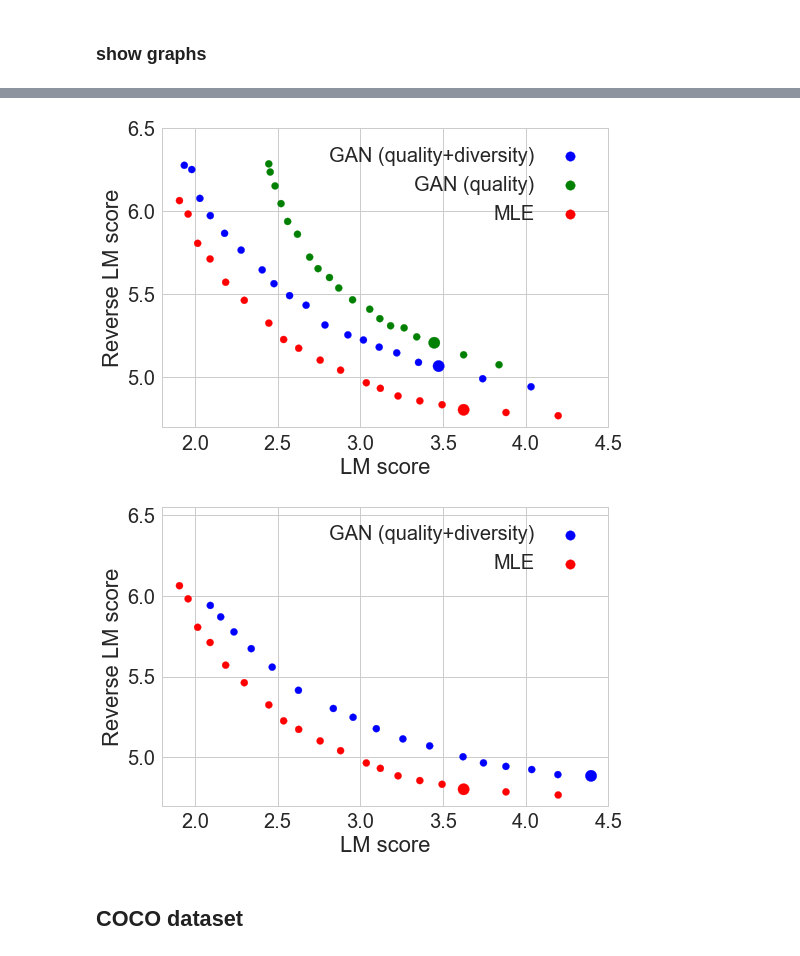
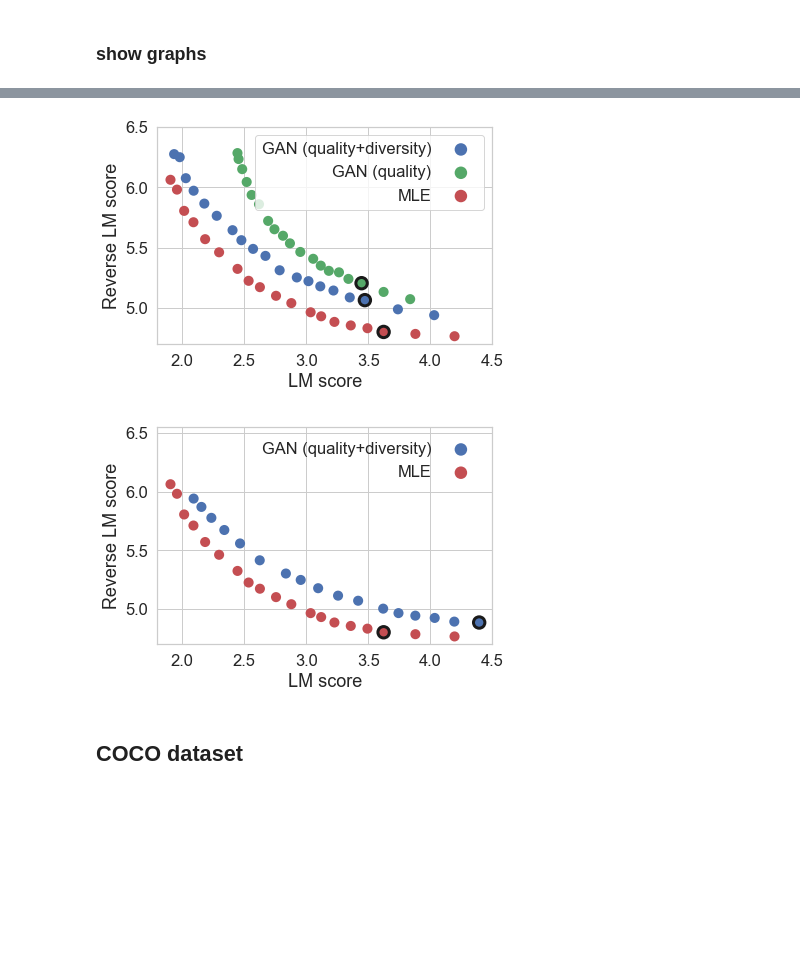
Before and after one commit to pclucas14/GansFallingShort, a Jupyter notebook: lm-rlm_plot.ipynb, the cells around one changed output, grey strips where cells are left out. Cells and saved outputs as stored; diff of their text form; code cells hidden in the pictures; blank space fills up the shorter version.

```diff
--- a/lm-rlm_plot.ipynb
+++ b/lm-rlm_plot.ipynb
@@ -5,7 +5,7 @@ import matplotlib.pyplot as plt
 import pandas as pd
 import numpy as np
 import seaborn as sns
-sns.set(font_scale=2)  # Make sure everything is readable.
+sns.set(font_scale=1.5)  # Make sure everything is readable.
 sns.set_style("whitegrid")
 # %%
 # import data
@@ -59,3 +55,17 @@ bsize = 130
+# %%
+plt.rcParams['lines.markersize'] ** 2
+size = [50.0]*len(seqgan_mix_beta0_mti0_lm.Value)
+bsize = 200
+
+def get_size(pd_):
+    size = [50] * len(pd_.Value)
+    size[pd_[pd_.Step == 100].index[0]] = 200
+    return size
+
+def get_ec(c, pd_):
+    ec  = [c] * len(pd_.Value)
+    ec[pd_[pd_.Step == 100].index[0]] = 'k'
+    return ec
 # %%
 size_ = size
 size_[seqgan_mix_beta0_mti0_lm[seqgan_mix_beta0_mti0_lm.Step==100].index[0]] = bsize
@@ -117,38 +107,38 @@ mle_lm
 
 size_ = size
 size_[seqgan_mix_beta0_mti1_lm[seqgan_mix_beta0_mti1_lm.Step==100].index[0]] = bsize
 plt.scatter(seqgan_mix_beta0_mti1_lm.Value, \
             seqgan_mix_beta0_mti1_rlm.Value, \
             c='b',
             label='GAN (quality+diversity)',
-            s=size_)
+            s=size_, edgecolor=get_ec('b', seqgan_mix_beta0_mti1_rlm), linewidth=3)
 
 size_ = size
 size_[stepgan_lm_beta0_mti1_lm[stepgan_lm_beta0_mti1_lm.Step==100].index[0]] = bsize
 plt.scatter(stepgan_lm_beta0_mti1_lm.Value, \
             stepgan_lm_beta0_mti1_rlm.Value, \
             c='g',
             label='GAN (quality)',
-            s=size_)
+            s=size_, edgecolor=get_ec('g', stepgan_lm_beta0_mti1_rlm), linewidth=3)
 
 size_ = size
 size_[mle_lm[mle_lm.Step==100].index[0]] = bsize
 plt.scatter(mle_lm.Value, \
             mle_rlm.Value, \
             c='r',
             label='MLE',
-            s=size_)
+            s=size_, edgecolor=get_ec('r', mle_rlm), linewidth=3)
 
 #plt.colorbar(sc)
 plt.xlabel('LM score')
 plt.ylabel('Reverse LM score')
 plt.axis([1.8, 4.5, 4.7, 6.5])
 # plt.title('MLE (red) vs GAN (blue)')
 plt.legend(markerfirst=False)
-plt.savefig('figs/news_lm_rlm_temperature_mti1.png')
+plt.savefig('figs/news_lm_rlm_temperature_mti1.png', bbox_inches='tight')
 plt.show()
 # %% [output]
-[figure, old version]
+[figure, new version]
 # %%
 size_ = size
 size_[gan_lm_beta1_mti0_lm[gan_lm_beta1_mti0_lm.Step==100].index[0]] = bsize
@@ -156,7 +146,7 @@ plt.scatter(gan_lm_beta1_mti0_lm.Value, \
             gan_lm_beta1_mti0_rlm.Value, \
             c='b',
             label='GAN (quality+diversity)',
-            s=size_)
+            s=size_, edgecolor=get_ec('b', gan_lm_beta1_mti0_lm), linewidth=3)
 
 size_ = size
 size_[mle_lm[mle_lm.Step==100].index[0]] = bsize
@@ -164,7 +154,9 @@ plt.scatter(mle_lm.Value, \
             mle_rlm.Value, \
             c='r',
             label='MLE',
-            s=size_)
+            s=size_,
+            edgecolor=get_ec('r', mle_rlm), linewidth=3)
+
 
 
 
@@ -173,11 +165,11 @@ plt.xlabel('LM score')
 plt.ylabel('Reverse LM score')
 plt.axis([1.8, 4.5, 4.7, 6.55])
 # plt.title('MLE (red) vs GAN (blue)')
-plt.legend(markerfirst=False)
-plt.savefig('figs/news_lm_rlm_temperature_beta1.png')
+plt.legend(markerfirst=False, frameon=False)
+plt.savefig('figs/news_lm_rlm_temperature_beta1.png', bbox_inches='tight')
 plt.show()
 # %% [output]
-[figure, old version]
+[figure, new version]
 # %% [markdown]
 ## COCO dataset
 # %%
```
Also changed, not shown: parts of 13 cells of this notebook.
